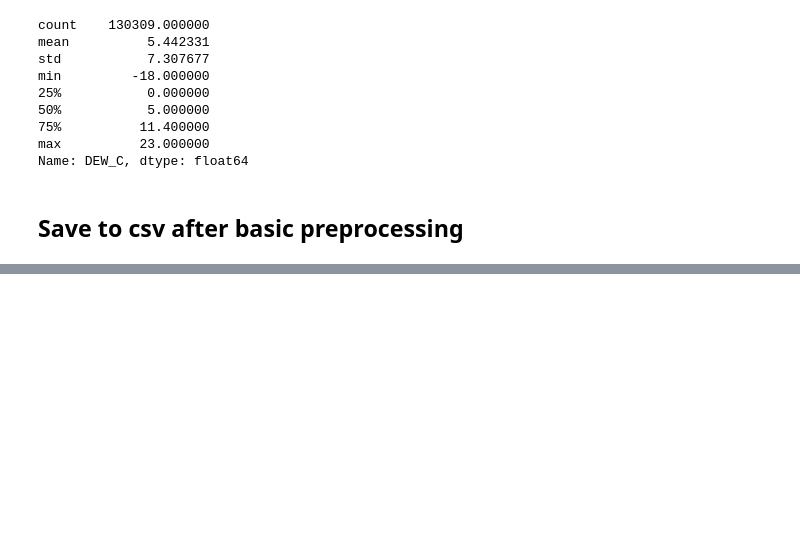
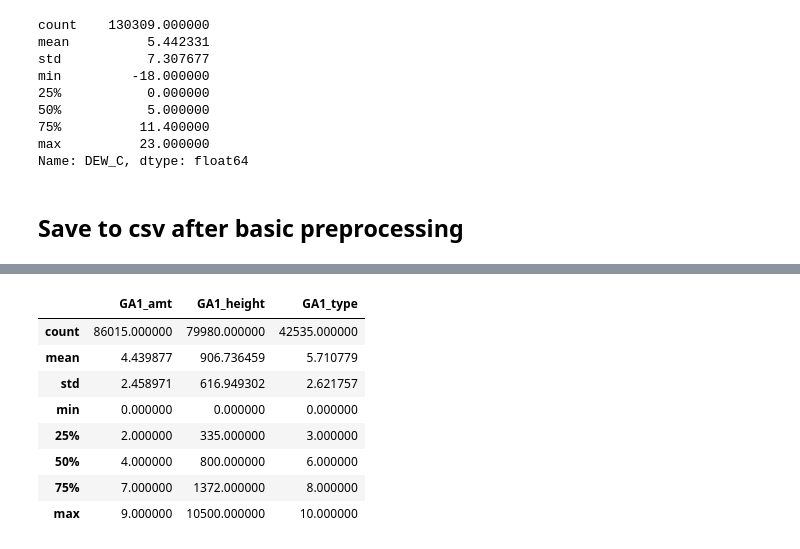
Before and after one commit to banacchini/air-ppm-hackathon, a Jupyter notebook: notebooks/02_weather_preprocessing.ipynb, the cells around one changed output, grey strips where cells are left out. Cells and saved outputs as stored; diff of their text form; code cells hidden in the pictures; blank space fills up the shorter version.

```diff
--- a/notebooks/02_weather_preprocessing.ipynb
+++ b/notebooks/02_weather_preprocessing.ipynb
@@ -378,0 +344,23 @@ Name: count, dtype: int64
+# %%
+# Split MA1 into 4 subcolumns
+df[['MA1_main', 'MA1_q1', 'MA1_sec', 'MA1_q2']] = df['MA1'].str.split(',', expand=True)
+
+# Convert numeric columns
+df['MA1_main'] = pd.to_numeric(df['MA1_main'], errors='coerce')
+df['MA1_sec']  = pd.to_numeric(df['MA1_sec'], errors='coerce')
+
+# Replace error code 99999 with NaN
+df['MA1_main'] = df['MA1_main'].replace(99999, np.nan)
+df['MA1_sec']  = df['MA1_sec'].replace(99999, np.nan)
+
+#Keep only the reliable meassures
+df.loc[df["MA1_q1"] != "1", 'MA1_main'] = np.nan
+df.loc[df["MA1_q2"] != "1", 'MA1_sec'] = np.nan
+
+# Scale values if needed (divide by 10 or 100 depending on docs) – here by 10:
+df['MA1_main'] = df['MA1_main']
+df['MA1_sec']  = df['MA1_sec']
+
+# Keep only the measures (drop quality flags)
+df = df.drop(columns=['MA1', 'MA1_q1', 'MA1_q2'])
+df[["MA1_main", "MA1_sec"]].describe()
@@ -378,0 +381,32 @@ Name: count, dtype: int64
+# %%
+# Split into 6 subcolumns
+df[['GA1_amt', 'GA1_q1', 'GA1_height', 'GA1_q2', 'GA1_type', 'GA1_q3']] = df['GA1'].str.split(',', expand=True)
+
+# Convert to numeric
+df['GA1_amt']    = pd.to_numeric(df['GA1_amt'], errors='coerce')
+df['GA1_height'] = pd.to_numeric(df['GA1_height'], errors='coerce')
+df['GA1_type']   = pd.to_numeric(df['GA1_type'], errors='coerce')
+
+# Handle missing codes (99 for amount/type, 99999 for height)
+df['GA1_amt']    = df['GA1_amt'].replace(99, np.nan)
+df['GA1_height'] = df['GA1_height'].replace(99999, np.nan)
+df['GA1_type']   = df['GA1_type'].replace(99, np.nan)
+
+# Keep only reliable measures
+df.loc[df["GA1_q1"] != "1", 'GA1_amt'] = np.nan
+df.loc[df["GA1_q2"] != "1", 'GA1_height'] = np.nan
+df.loc[df["GA1_q3"] != "1", 'GA1_type'] = np.nan
+
+# Drop original + quality flags
+df = df.drop(columns=['GA1', 'GA1_q1', 'GA1_q2', 'GA1_q3'])
+df[["GA1_amt", "GA1_height", "GA1_type"]].describe()
+# %% [output]
+|  | GA1_amt | GA1_height | GA1_type |
+| count | 86015.000000 | 79980.000000 | 42535.000000 |
+| mean | 4.439877 | 906.736459 | 5.710779 |
+| std | 2.458971 | 616.949302 | 2.621757 |
+| min | 0.000000 | 0.000000 | 0.000000 |
+| 25% | 2.000000 | 335.000000 | 3.000000 |
+| 50% | 4.000000 | 800.000000 | 6.000000 |
+| 75% | 7.000000 | 1372.000000 | 8.000000 |
+| max | 9.000000 | 10500.000000 | 10.000000 |
```
Also changed, not shown: parts of 25 cells of this notebook, 5 other files.
